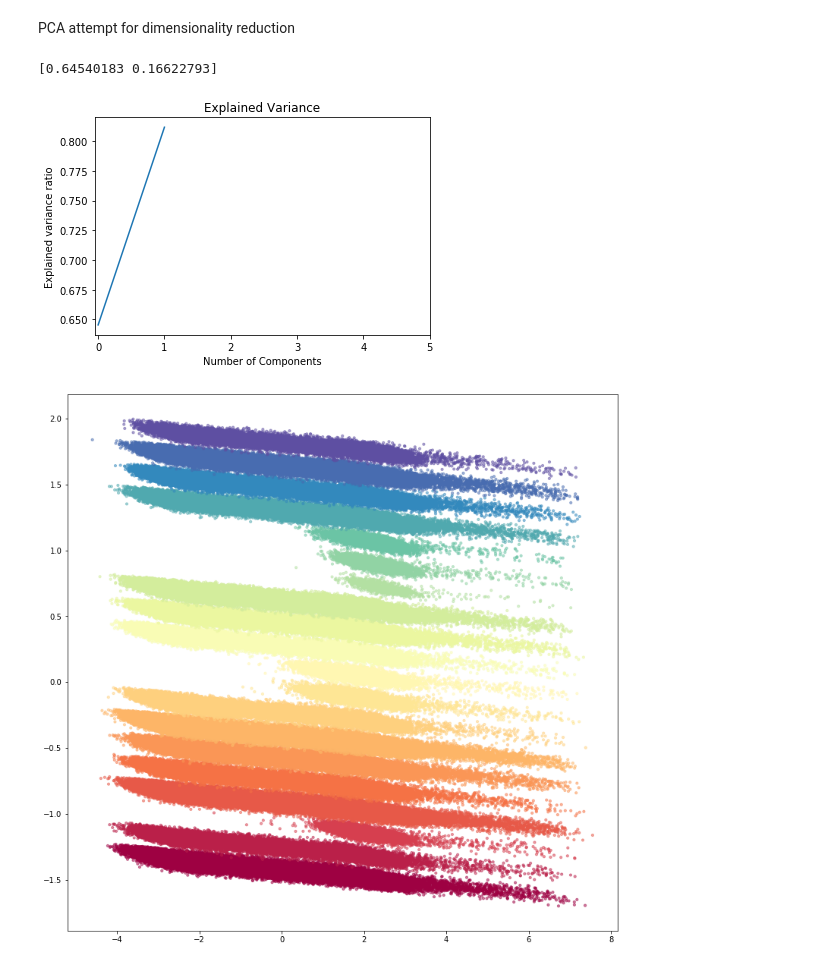
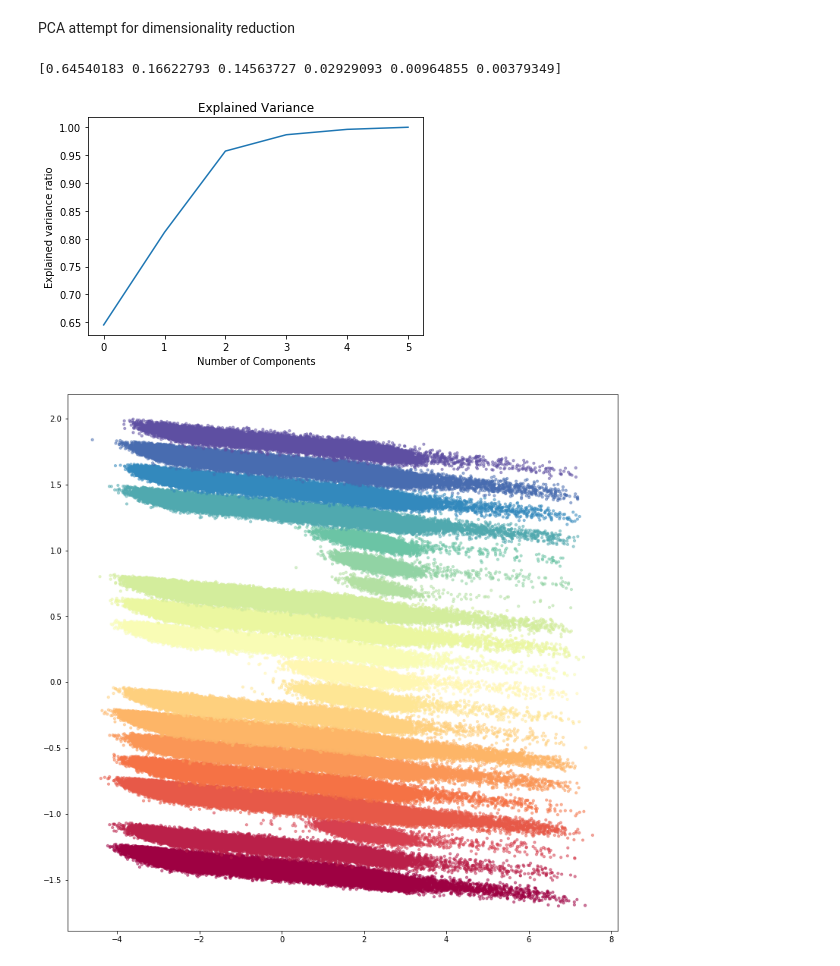
Before and after one commit to telenovelachuan/predictive_widget_maintenance, a Jupyter notebook: notebooks/clustering.ipynb, the cells around one changed output. Drawn from its saved outputs; the diff is of its cells as text; code cells hidden in the pictures.

```diff
--- a/notebooks/clustering.ipynb
+++ b/notebooks/clustering.ipynb
@@ -84,17 +89,17 @@ df_all
 # %% [markdown]
 PCA attempt for dimensionality reduction
 # %%
-pca = PCA(n_components=2)
-pca_result = pca.fit_transform(transform_column(df_all))
-print(pca.explained_variance_ratio_)
+pca_10 = PCA(n_components=6)
+pca_10_result = pca_10.fit_transform(transform_column(df_all))
+print(pca_10.explained_variance_ratio_)
 
 plt.figure()
-plt.plot(np.cumsum(pca.explained_variance_ratio_))
+plt.plot(np.cumsum(pca_10.explained_variance_ratio_))
 plt.xlabel("Number of Components")
 plt.ylabel("Explained variance ratio")
 plt.title("Explained Variance")
 plt.xticks(np.arange(0, 6, 1))
 plt.show()
 # %% [output]
-[0.64540183 0.16622793]
+[0.64540183 0.16622793 0.14563727 0.02929093 0.00964855 0.00379349]
-[figure, old version]
+[figure, new version]
```
Also changed, not shown: parts of 9 cells of this notebook.
